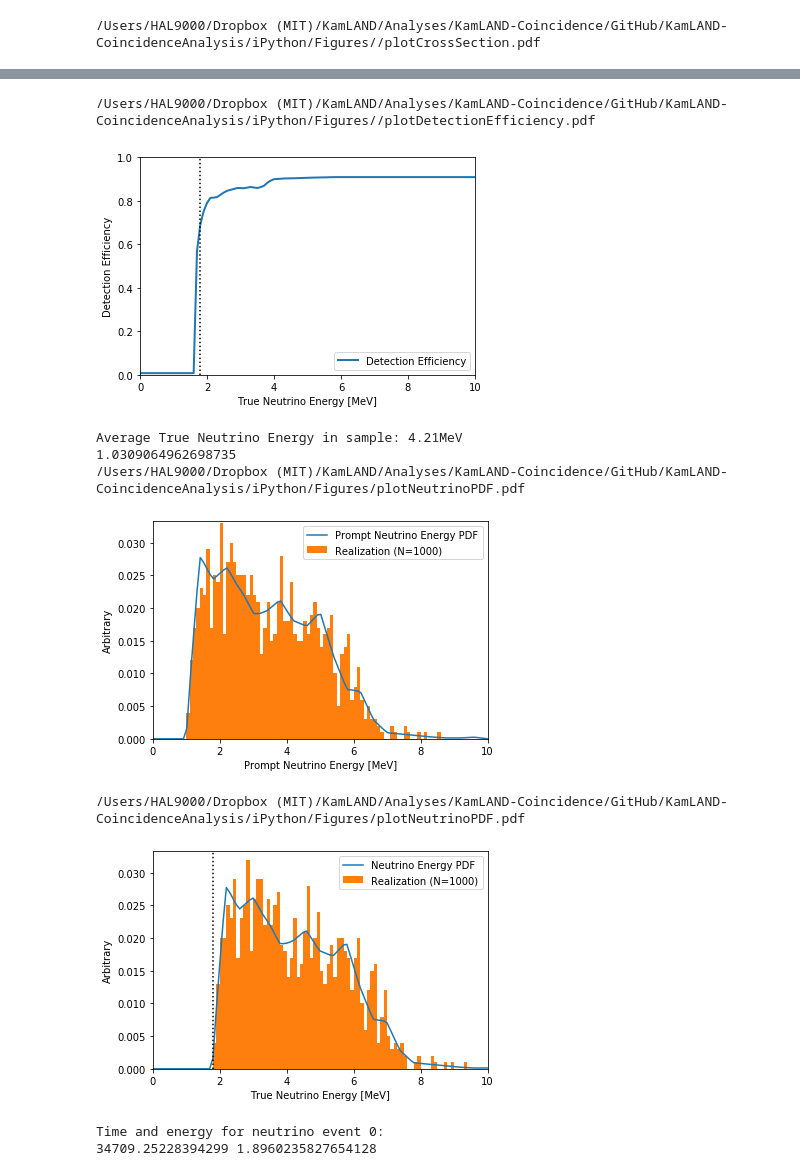
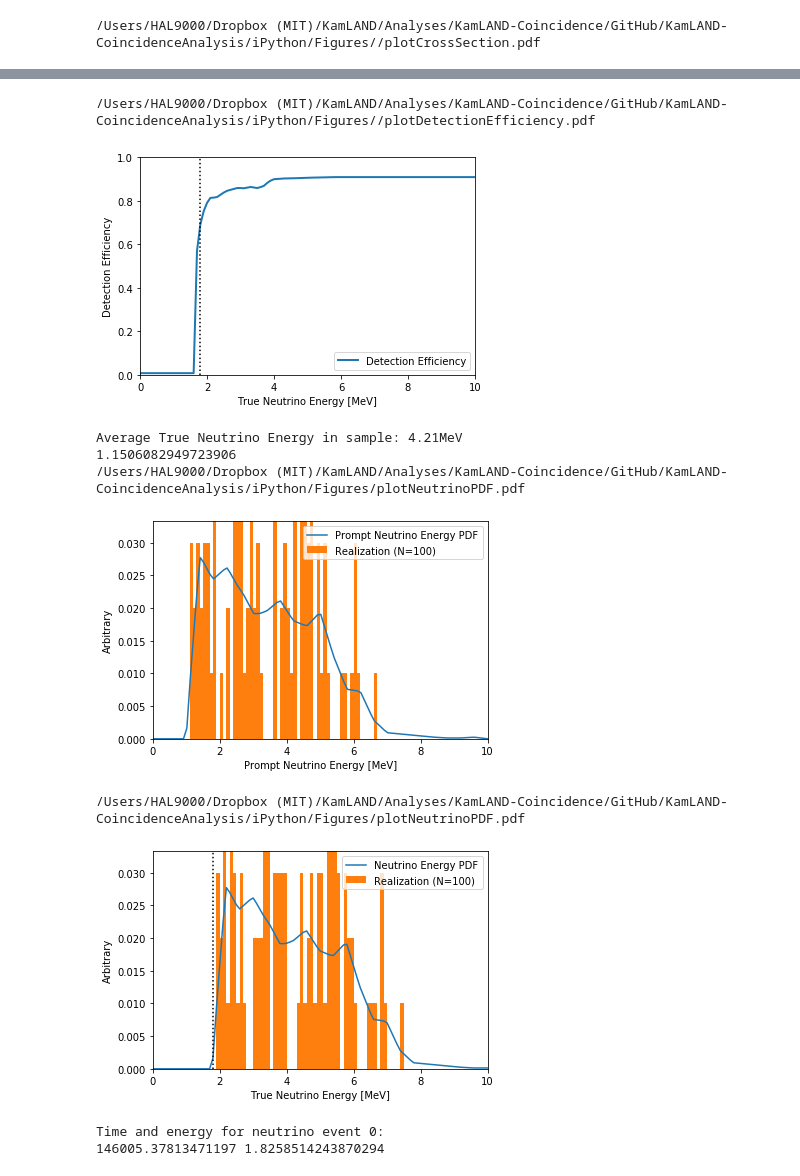
Before and after one commit to spenceraxani/KamLAND-CoincidenceAnalysis, a Jupyter notebook: iPython/AnalysisCode.ipynb, the cells around one changed output, grey strips where cells are left out. Cells and saved outputs as stored; diff of their text form; code cells hidden in the pictures.

```diff
--- a/iPython/AnalysisCode.ipynb
+++ b/iPython/AnalysisCode.ipynb
@@ -6,6 +6,7 @@ display(HTML("<style>.container { width:100% !important; }</style>"))
 import os
 import numpy as np
 import KLZFitPy as KF
+#import KLZPlotPy as KPlot
 
 import importlib
 import glob, sys, pylab,  matplotlib, time, scipy.optimize, math,pickle
@@ -21,44 +22,46 @@ importlib.reload(KF)
 dataPaths             = KF.DataPaths(os.getcwd())      # set paths to look for information, like cross section tables. No data imported yet.
 Const                 = KF.Constants()        # Setup the physical constants, like average neutrino mass
 Const.setSeed(11)                             # Set a seed for the random number generator, like generating random time stamps on the neutrinos.
-Const.NeutrinoEmissionRange  = [-500,500] # Use +/-150s for GRB.
-Const.EventTimeSpan          = 0  # How long does the event last? 0s for GW, 0.01-1000s for GRBs.
-Const.LiveTime               = 3600*24*1              #  Set the analysis livetime in seconds, it'll probably be ~2000 days.
+Const.NeutrinoEmissionRange  = [-500,500]             # Use +/-150s for GRB.
+Const.EventTimeSpan          = 0                      # How long does the event last? 0s for GW, 0.01-1000s for GRBs.
+Const.LiveTime               = 3600*24*2              #  Set the analysis livetime in seconds, it'll probably be ~2000 days.
 
 FitParameters     = KF.FitParameters()    # Setup the default systematic uncertainties.
 KLZFit            = KF.KLZFit(dataPaths,Const,FitParameters) # make an object
 
 KLZFit.Constants.setCrossSection(dataPaths.resourcesLocation+ 'cross_section_table2.data')
 KLZFit.plotCrossSection()
 
 # Let's make a fake neutrino energy distribution.
 KLZFit.setDetectionEfficiency(dataPaths.resourcesLocation+ 'Detection_efficieny.txt')
 KLZFit.plotDetectionEfficiency(xmin = 0,xmax = 10)
+
 # Then we need to generate a true neutrino energy distribution
 KLZFit.setNeutrinoEnergyPDF(dataPaths.resourcesLocation+ 'NeutrinoPDF_Thomas_Thesis_LT1621p36.txt')
 
 
-realization = KLZFit.getNeutrinoRealization(Rate = 1000/KLZFit.Constants.LiveTime)  # Rate is the expected neutrino rate.
+realization = KLZFit.getNeutrinoRealization(Rate = 100/KLZFit.Constants.LiveTime)  # Rate is the expected neutrino rate.
 # Neutrino from KamLAND will come from a file, so we should have the fake data in a file as well.
 KLZFit.write_to_file(realization, dataPaths.resourcesLocation+ 'realization.npz')
 
 # Eventually , we upload data here:
 KLZFit.setNeutrinos(realization_file = dataPaths.resourcesLocation+ 'realization.npz')    # Set the realization as the data, [time, energy, -, +]
 
-KLZFit.plotNeutrinoEnergyPDF(log = False,xmax = 10,plot_realization=True,prompt=True)
-KLZFit.plotNeutrinoEnergyPDF(log = False,xmax = 10,plot_realization=True,prompt=False)
+KLZFit.plotNeutrinoEnergyPDF(log = False,xmax = 10,plot_realization=True, prompt=True)
+KLZFit.plotNeutrinoEnergyPDF(log = False,xmax = 10,plot_realization=True, prompt=False)
+
 print('Time and energy for neutrino event 0:')
 print(KLZFit.Neutrinos.Time[0],KLZFit.Neutrinos.Energy[0])
 # %% [output]
 /Users/HAL9000/Dropbox (MIT)/KamLAND/Analyses/KamLAND-Coincidence/GitHub/KamLAND-CoincidenceAnalysis/iPython/Figures//plotCrossSection.pdf
 [figure]
 /Users/HAL9000/Dropbox (MIT)/KamLAND/Analyses/KamLAND-Coincidence/GitHub/KamLAND-CoincidenceAnalysis/iPython/Figures//plotDetectionEfficiency.pdf
 [figure]
 Average True Neutrino Energy in sample: 4.21MeV
-1.0309064962698735
+1.1506082949723906
 /Users/HAL9000/Dropbox (MIT)/KamLAND/Analyses/KamLAND-Coincidence/GitHub/KamLAND-CoincidenceAnalysis/iPython/Figures/plotNeutrinoPDF.pdf
-[figure, old version]
+[figure, new version]
 /Users/HAL9000/Dropbox (MIT)/KamLAND/Analyses/KamLAND-Coincidence/GitHub/KamLAND-CoincidenceAnalysis/iPython/Figures/plotNeutrinoPDF.pdf
-[figure, old version]
+[figure, new version]
 Time and energy for neutrino event 0:
-34709.25228394299 1.8960235827654128
+146005.37813471197 1.8258514243870294
```
Also changed, not shown: parts of 14 cells of this notebook, 30 other files.
